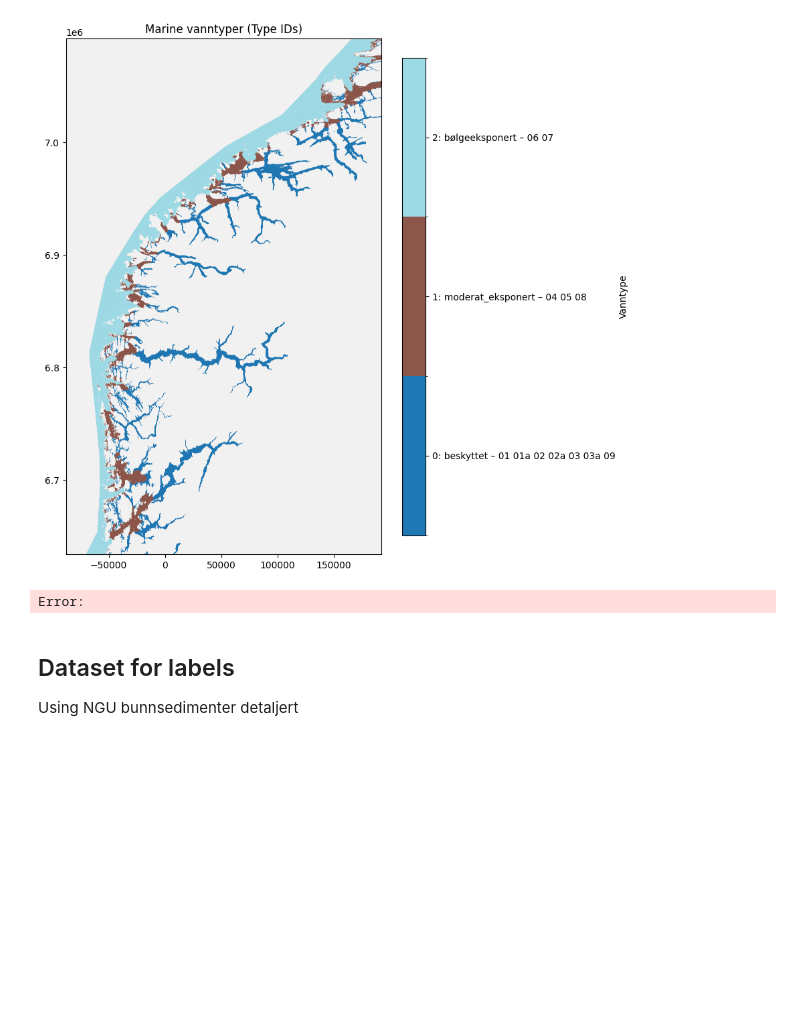
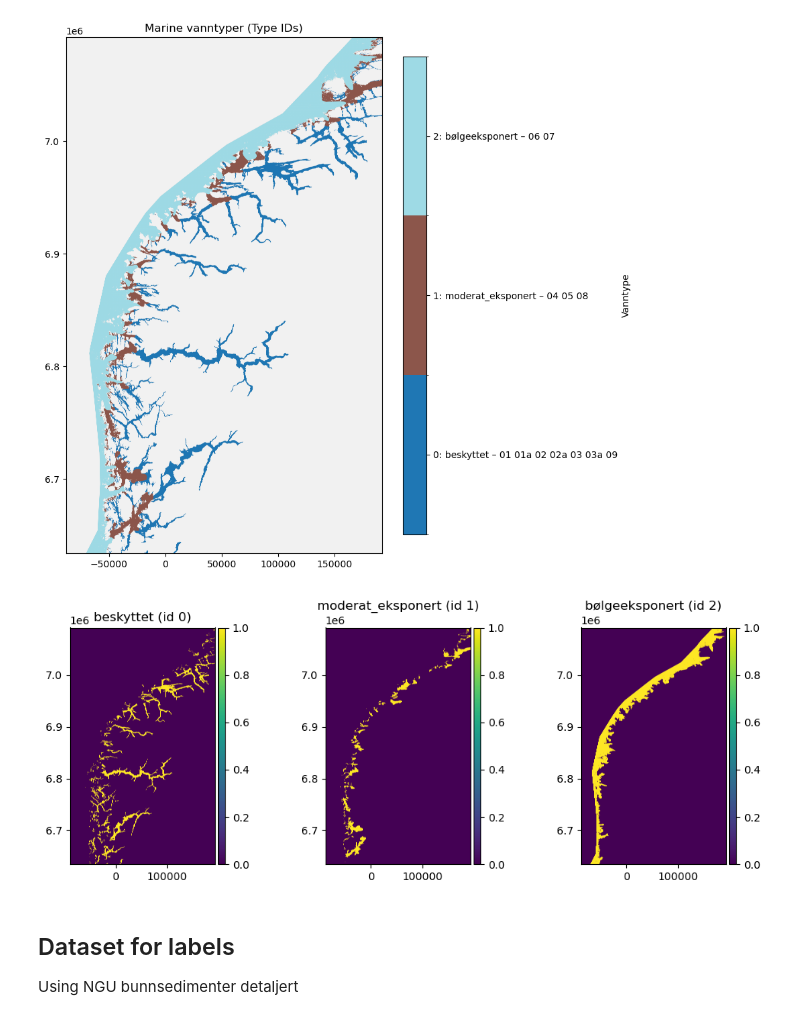
Before and after one commit to NIVANorge/marint-naturkart-niva, a Jupyter notebook: notebooks/02_modelling.ipynb, the cells around one changed output. Cells and saved outputs as stored; diff of their text form; code cells hidden in the pictures; blank space fills up the shorter version.

```diff
--- a/notebooks/02_modelling.ipynb
+++ b/notebooks/02_modelling.ipynb
@@ -170,9 +157,9 @@ marine_vanntyper_raster = subkart.features.rasterize_marine_types(marine_vanntyp
 # %%
 
 one_hot_types = subkart.features.one_hot_encode_marine_types(marine_vanntyper_raster)
-#subkart.utils.plot_one_hot_vanntyper(one_hot_types, transform, dem.crs, cols=3, rows=1)
+subkart.utils.plot_one_hot_vanntyper(one_hot_types, transform, dem.crs, cols=3, rows=1)
 # %% [output]
-Error:
+[figure, added]
 # %% [markdown]
 ## Dataset for labels
 
```
Also changed, not shown: parts of 6 cells of this notebook, 1 other file.
